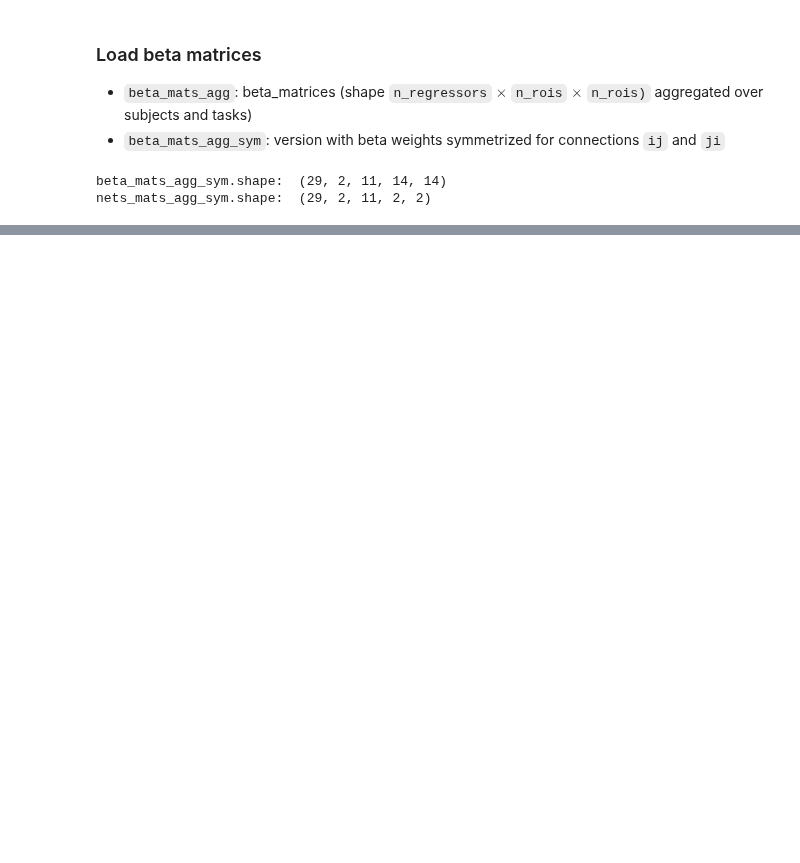
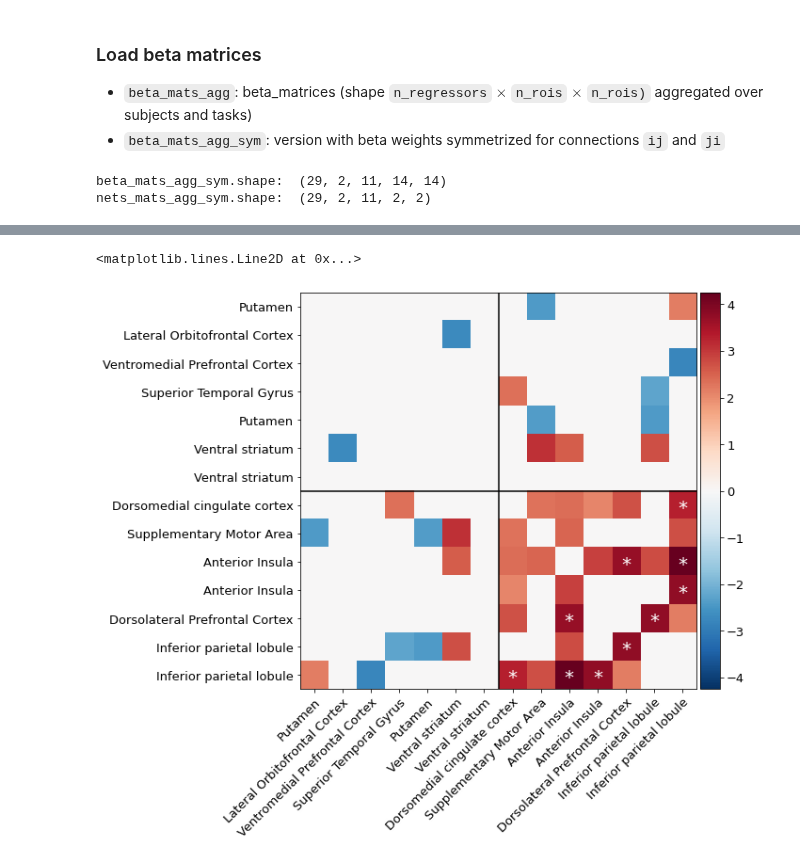
Before and after one commit to kbonna/decidenet, a Jupyter notebook: connectivity_analysis/ppi/dn_pp_02_analysis_customROI.ipynb, the cells around one changed output, grey strips where cells are left out. Saved outputs shown, nothing was run; the diff lists cells and outputs as text; code cells hidden in the pictures; blank space fills up the shorter version.

```diff
--- a/connectivity_analysis/ppi/dn_pp_02_analysis_customROI.ipynb
+++ b/connectivity_analysis/ppi/dn_pp_02_analysis_customROI.ipynb
@@ -117,0 +179,31 @@ bp = sns.barplot(
+# %%
+corr_mat = beta_mat_neqzero_pun
+
+fig, ax = plt.subplots(figsize=(8, 8))
+im = ax.imshow(
+    corr_mat[0] * (corr_mat[1] < 0.05),
+    cmap='RdBu_r'
+)
+
+ax.set_xticks(np.arange(n_rois))
+ax.set_yticks(np.arange(n_rois))
+ax.set_xticklabels(df_custom['Regions'])
+ax.set_yticklabels(df_custom['Regions'])
+plt.setp(ax.get_xticklabels(), rotation=45, ha='right',
+         rotation_mode='anchor')
+
+# Colorbar
+im.set_clim([-max(np.abs(im.get_clim())), max(np.abs(im.get_clim()))])
+aligned_imshow_cbar(ax, im)
+
+# Add FDR corrected significance
+for i,j in zip(*np.nonzero(corr_mat[2] < 0.05)):
+    if i != j:
+        ax.text(j, i+0.1, '*', ha='center', va='center', color='w', fontSize=20)
+
+# Separate networks
+ax.axvline(6.5, color='k')
+ax.axhline(6.5, color='k')
+# %% [output]
+<matplotlib.lines.Line2D at 0x...>
+[figure, added]
```
Also changed, not shown: parts of 7 cells of this notebook, 7 other files.
